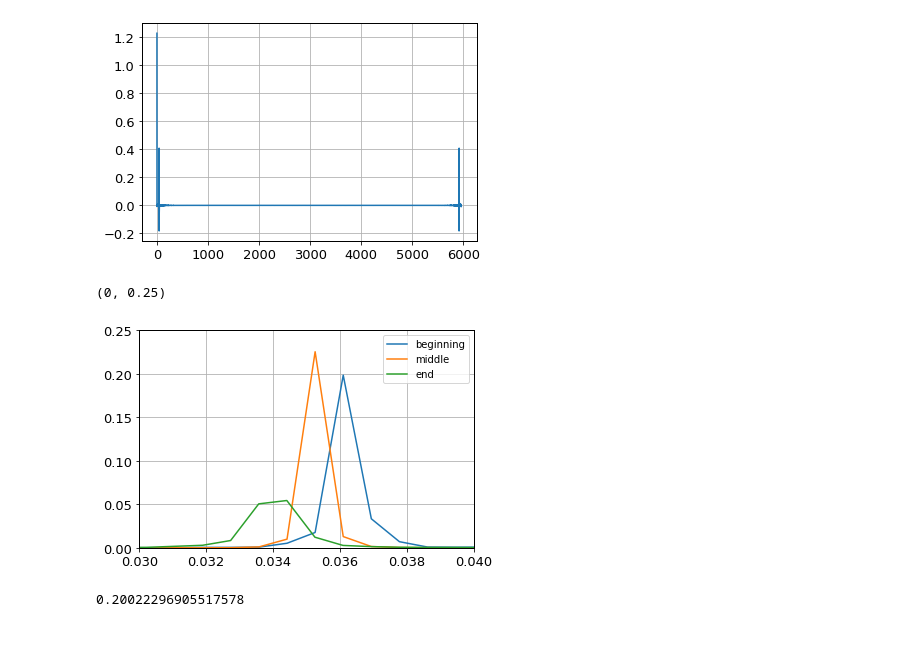
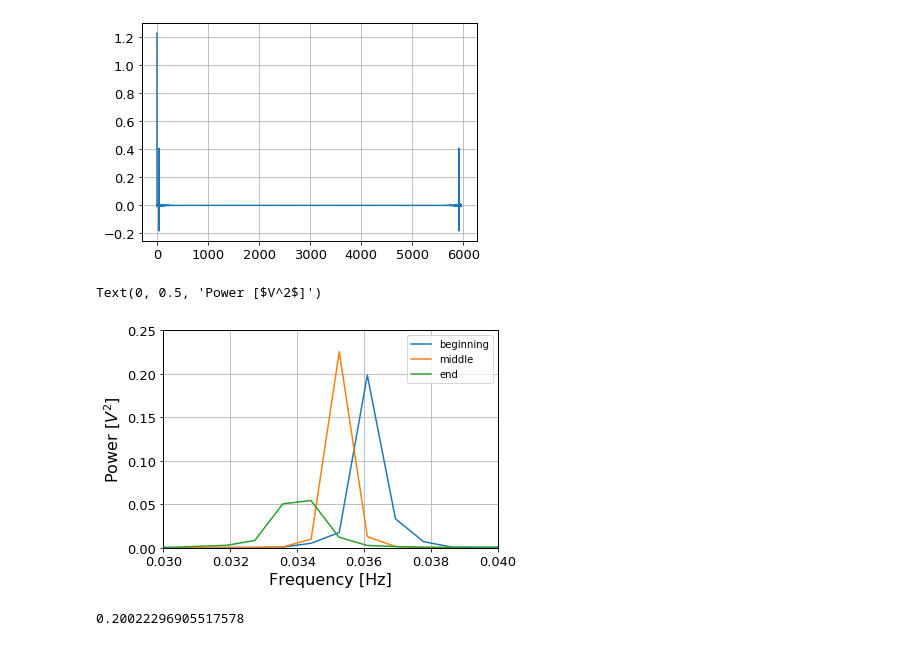
Before and after one commit to James11222/radiolab_repo, a Jupyter notebook: lab3/Emily/lab3.ipynb, the cells around one changed output. Cells and saved outputs as stored; diff of their text form; code cells hidden in the pictures.

```diff
--- a/lab3/Emily/lab3.ipynb
+++ b/lab3/Emily/lab3.ipynb
@@ -48,24 +48,27 @@ def pow_fft(arr):
 def freq(arr, dt):
     return np.fft.fftshift(np.fft.fftfreq(len(arr), dt))
 # %%
+dt = np.mean(np.diff(sun_times))
 beginning_freq = freq(beginning_time, dt)
 middle_freq = freq(middle_time, dt)
 end_freq = freq(end_time, dt)
 
 pow_beginning = pow_fft(beginning)
 pow_middle = pow_fft(middle)
 pow_end = pow_fft(end)
 
 plt.plot(beginning_freq, pow_beginning, label="beginning")
 plt.plot(middle_freq, pow_middle, label='middle')
 plt.plot(end_freq, pow_end, label='end')
 plt.legend()
 plt.xlim(0.03,0.04)
 # plt.xlim(0.0,0.1)
 plt.ylim(0,0.25)
+plt.xlabel('Frequency [Hz]')
+plt.ylabel('Power [$V^2$]')
 # %% [output]
-(0, 0.25)
+Text(0, 0.5, 'Power [$V^2$]')
-[figure, old version]
+[figure, new version]
 # %%
 sun_times[1] - sun_times[0]
 # %% [output]
```
Also changed, not shown: parts of 1 cell of this notebook, 3 other files.
